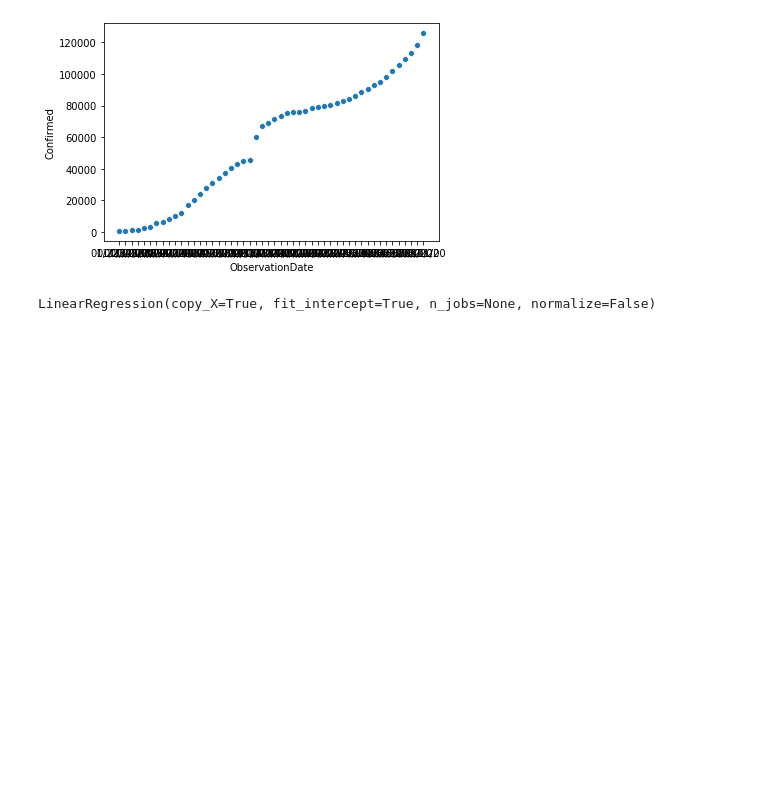
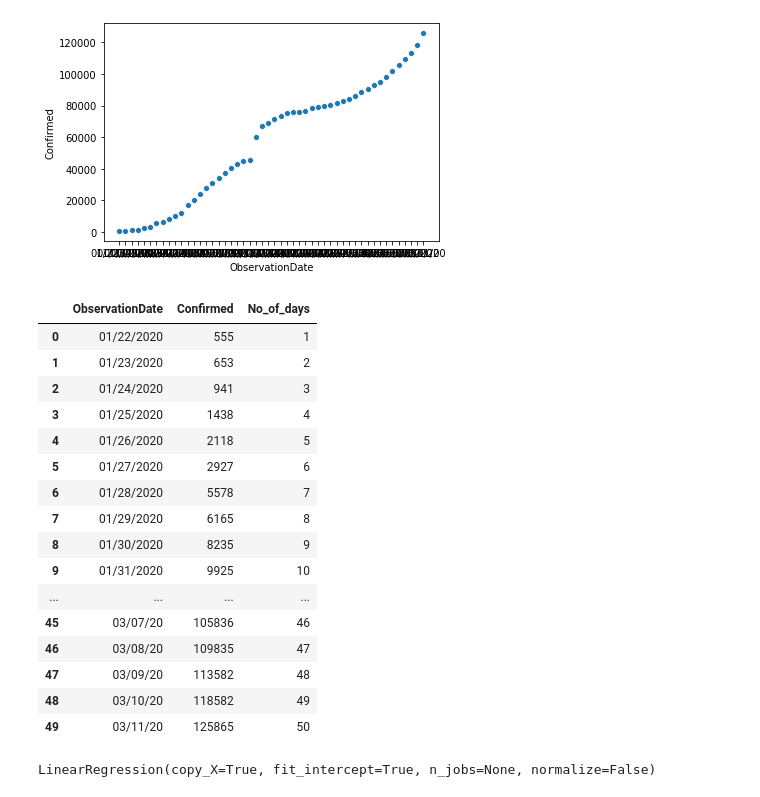
Before and after one commit to ncolin1999/COVID19, a Jupyter notebook: Covid.ipynb, the cells around one changed output. Saved outputs shown, nothing was run; the diff lists cells and outputs as text; code cells hidden in the pictures; blank space fills up the shorter version.

```diff
--- a/Covid.ipynb
+++ b/Covid.ipynb
@@ -304,9 +339,29 @@ def date_format(x):
     a = datetime.strptime('01/22/2020', date_format)
     b = datetime.strptime(x, date_format)
     delta = b - a
-    return delta.days
+    return delta.days+1
 # %%
-reg["ObservationDate"] = reg["ObservationDate"].apply(date_format)
+reg["No_of_days"] = reg["ObservationDate"].apply(date_format)
+# %%
+reg.head(100)
+# %% [output]
+|  | ObservationDate | Confirmed | No_of_days |
+| 0 | 01/22/2020 | 555 | 1 |
+| 1 | 01/23/2020 | 653 | 2 |
+| 2 | 01/24/2020 | 941 | 3 |
+| 3 | 01/25/2020 | 1438 | 4 |
+| 4 | 01/26/2020 | 2118 | 5 |
+| 5 | 01/27/2020 | 2927 | 6 |
+| 6 | 01/28/2020 | 5578 | 7 |
+| 7 | 01/29/2020 | 6165 | 8 |
+| 8 | 01/30/2020 | 8235 | 9 |
+| 9 | 01/31/2020 | 9925 | 10 |
+| ... | ... | ... | ... |
+| 45 | 03/07/20 | 105836 | 46 |
+| 46 | 03/08/20 | 109835 | 47 |
+| 47 | 03/09/20 | 113582 | 48 |
+| 48 | 03/10/20 | 118582 | 49 |
+| 49 | 03/11/20 | 125865 | 50 |
 # %%
 from sklearn.linear_model import  LinearRegression
 from sklearn.model_selection import train_test_split
```
Also changed, not shown: parts of 12 cells of this notebook, 1 other file.
